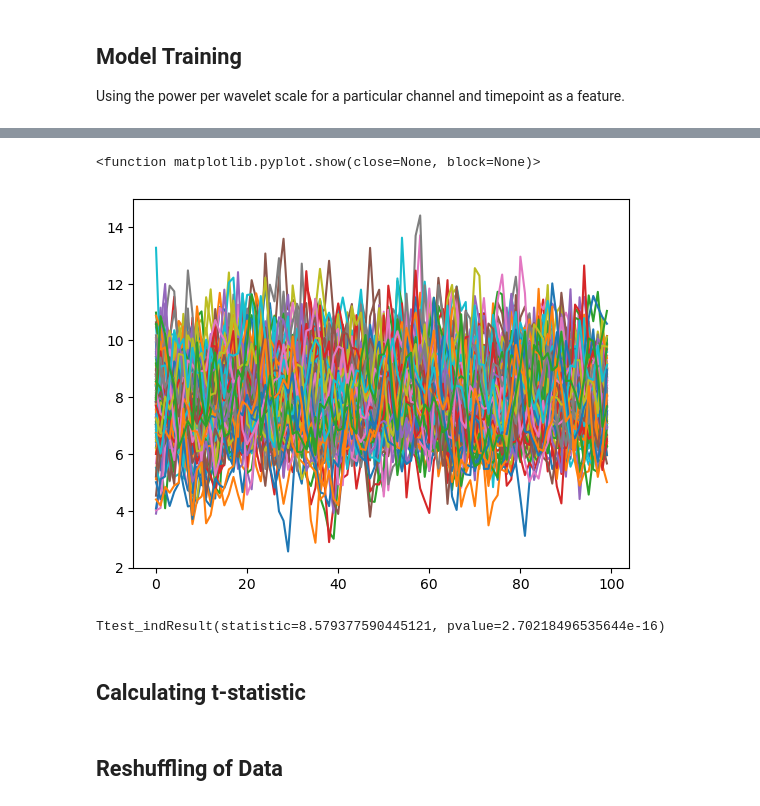
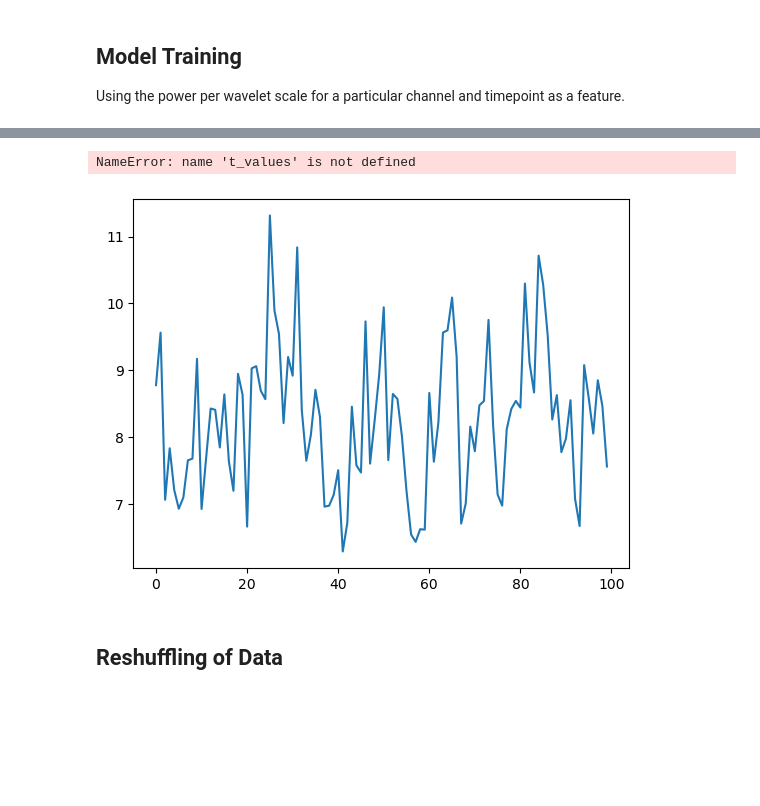
Before and after one commit to ncsl/decoding-decision-making, a Jupyter notebook: EFRI Data Analysis LDA.ipynb, the cells around one changed output, grey strips where cells are left out. Drawn from its saved outputs; the diff is of its cells as text; code cells hidden in the pictures; blank space fills up the shorter version.

```diff
--- a/EFRI Data Analysis LDA.ipynb
+++ b/EFRI Data Analysis LDA.ipynb
@@ -143,11 +76,9 @@ print(t_values[0][0])
-# %%
-for i in range(len(t_values)):
-    plt.plot(t_values[i])
-plt.show
-# %% [output]
-<function matplotlib.pyplot.show(close=None, block=None)>
-[figure, removed]
-# %%
-ttest_ind(prob_values[0,0,:,0],prob_values[0,0,:,1])
-# %% [output]
-Ttest_indResult(statistic=8.579377590445121, pvalue=2.70218496535644e-16)
+# %%
+t_values
+# %% [output]
+NameError: name 't_values' is not defined
+# %%
+plt.plot(t_values[0])
+plt.show()
+# %% [output]
+[figure, added]
@@ -168,2 +102,0 @@ def train_LDA_model(data, y, channel, time):
-# %% [markdown]
-## Calculating t-statistic
```
Also changed, not shown: parts of 31 cells of this notebook.
